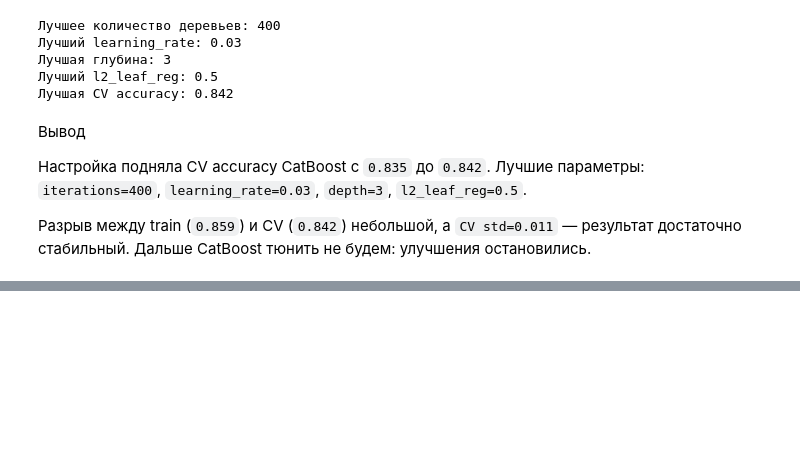
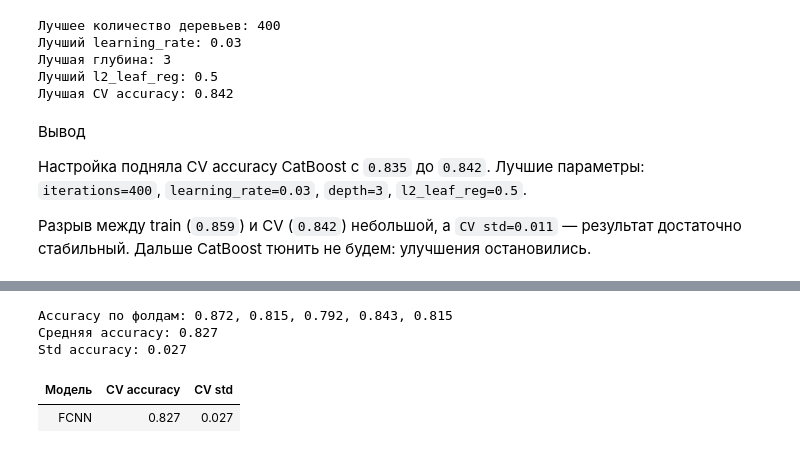
Before and after one commit to caesarrimskiyyyyyyyyyyyy/competition-titanic, a Jupyter notebook: notebooks/03_experiments.ipynb, the cells around one changed output, grey strips where cells are left out. Saved outputs shown, nothing was run; the diff lists cells and outputs as text; code cells hidden in the pictures; blank space fills up the shorter version.

Commit message:
implement simple fcnn

```diff
--- a/notebooks/03_experiments.ipynb
+++ b/notebooks/03_experiments.ipynb
@@ -693,0 +701,52 @@ print(f'Лучшая CV accuracy: ' f'{catboost_search.best_score_:.3f}')
+# %%
+# Загружаем стабильную конфигурацию нейронной сети.
+config = OmegaConf.load(CONFIG_DIR/'neural_network'/'01_stable.yaml')
+
+# Фиксируем инициализацию весов, dropout
+# и перемешивание обучающих батчей.
+torch.manual_seed(
+    int(config.runtime.random_seed)
+)
+
+# Hydra создаёт sklearn-совместимую обёртку
+# над нашей PyTorch-моделью.
+model = instantiate(config.model)
+
+# Собираем полный pipeline:
+# feature engineering -> preprocessing -> FCNN.
+pipeline = build_neural_pipeline(model)
+
+# Обучаем фолды последовательно, чтобы несколько
+# экземпляров PyTorch не запускались одновременно.
+fcnn_scores = evaluate(
+    pipeline=pipeline,
+    X=X,
+    y=y,
+    n_jobs=int(config.runtime.n_jobs),
+)
+# %% [output]
+Accuracy по фолдам: 0.872, 0.815, 0.792, 0.843, 0.815
+Средняя accuracy: 0.827
+Std accuracy: 0.027
+# %%
+fcnn_result = (
+    pd.Series({
+        'Модель': 'FCNN',
+        'CV accuracy': fcnn_scores.mean(),
+        'CV std': fcnn_scores.std(),
+    })
+    .to_frame()
+    .T
+)
+
+display(
+    fcnn_result.style
+    .hide(axis='index')
+    .format({
+        'CV accuracy': '{:.3f}',
+        'CV std': '{:.3f}',
+    })
+)
+# %% [output]
+| Модель | CV accuracy | CV std |
+| FCNN | 0.827 | 0.027 |
```
Also changed, not shown: parts of 3 cells of this notebook, 8 other files.
